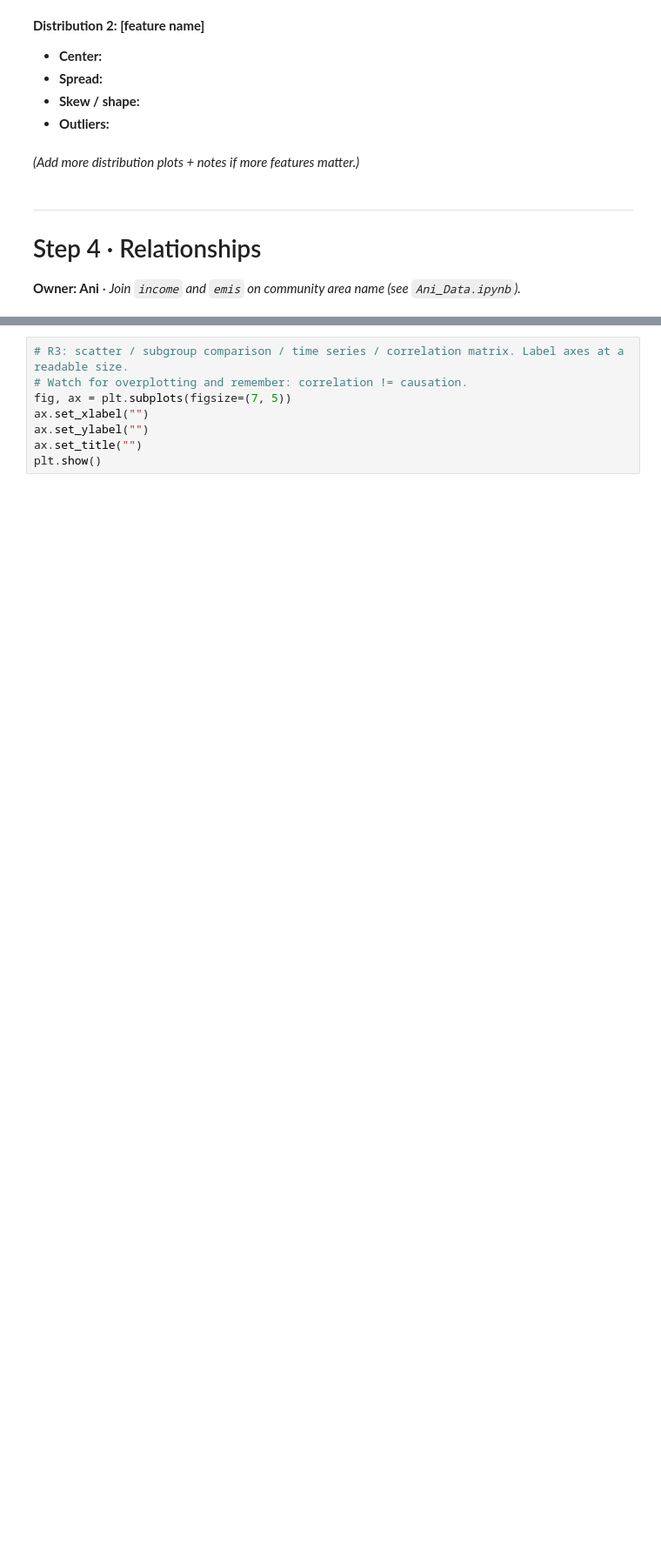
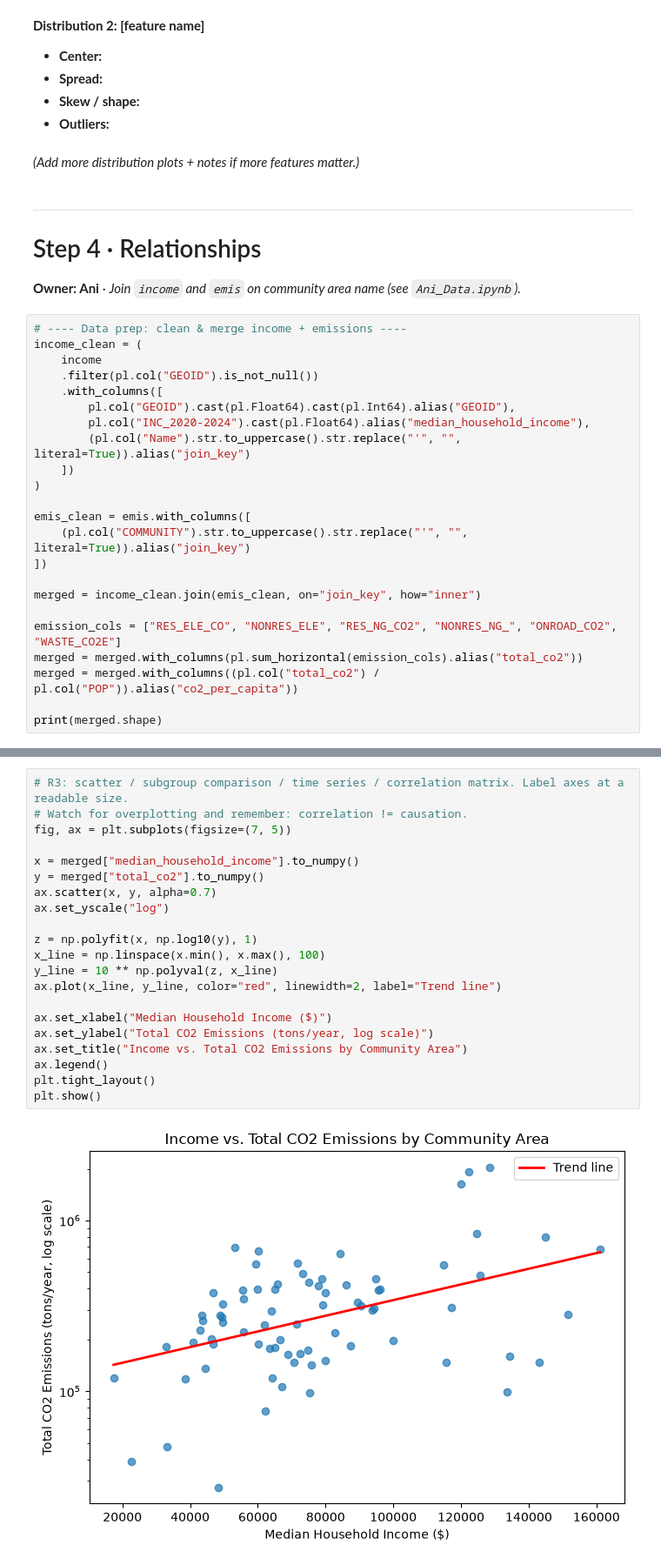
Before and after one commit to doctorplatypus/Socioeconomic-Health-Disparities, a Jupyter notebook: eda.ipynb, the cells around one changed output, grey strips where cells are left out. Shown at 87% size. Saved outputs shown, nothing was run; the diff lists cells and outputs as text; blank space fills up the shorter version.

Commit message:
Add Ani section: income/emissions relationship plots and analysis

```diff
--- a/eda.ipynb
+++ b/eda.ipynb
@@ -501,3 +551,26 @@ plt.show()
 ---
 # Step 4 · Relationships
 **Owner: Ani** · *Join `income` and `emis` on community area name (see `Ani_Data.ipynb`).*
+# %%
+# ---- Data prep: clean & merge income + emissions ----
+income_clean = (
+    income
+    .filter(pl.col("GEOID").is_not_null())
+    .with_columns([
+        pl.col("GEOID").cast(pl.Float64).cast(pl.Int64).alias("GEOID"),
+        pl.col("INC_2020-2024").cast(pl.Float64).alias("median_household_income"),
+        (pl.col("Name").str.to_uppercase().str.replace("'", "", literal=True)).alias("join_key")
+    ])
+)
+
+emis_clean = emis.with_columns([
+    (pl.col("COMMUNITY").str.to_uppercase().str.replace("'", "", literal=True)).alias("join_key")
+])
+
+merged = income_clean.join(emis_clean, on="join_key", how="inner")
+
+emission_cols = ["RES_ELE_CO", "NONRES_ELE", "RES_NG_CO2", "NONRES_NG_", "ONROAD_CO2", "WASTE_CO2E"]
+merged = merged.with_columns(pl.sum_horizontal(emission_cols).alias("total_co2"))
+merged = merged.with_columns((pl.col("total_co2") / pl.col("POP")).alias("co2_per_capita"))
+
+print(merged.shape)
@@ -504,8 +579,23 @@ plt.show()
 # %%
 # R3: scatter / subgroup comparison / time series / correlation matrix. Label axes at a readable size.
 # Watch for overplotting and remember: correlation != causation.
 fig, ax = plt.subplots(figsize=(7, 5))
-ax.set_xlabel("")
-ax.set_ylabel("")
-ax.set_title("")
+
+x = merged["median_household_income"].to_numpy()
+y = merged["total_co2"].to_numpy()
+ax.scatter(x, y, alpha=0.7)
+ax.set_yscale("log")
+
+z = np.polyfit(x, np.log10(y), 1)
+x_line = np.linspace(x.min(), x.max(), 100)
+y_line = 10 ** np.polyval(z, x_line)
+ax.plot(x_line, y_line, color="red", linewidth=2, label="Trend line")
+
+ax.set_xlabel("Median Household Income ($)")
+ax.set_ylabel("Total CO2 Emissions (tons/year, log scale)")
+ax.set_title("Income vs. Total CO2 Emissions by Community Area")
+ax.legend()
+plt.tight_layout()
 plt.show()
+# %% [output]
+[figure, added]
```
Also changed, not shown: parts of 18 cells of this notebook.
